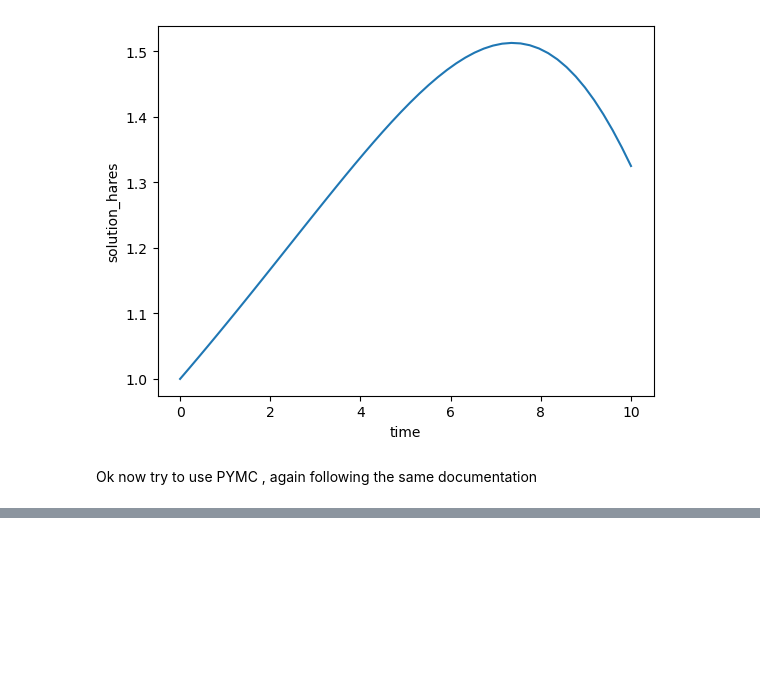
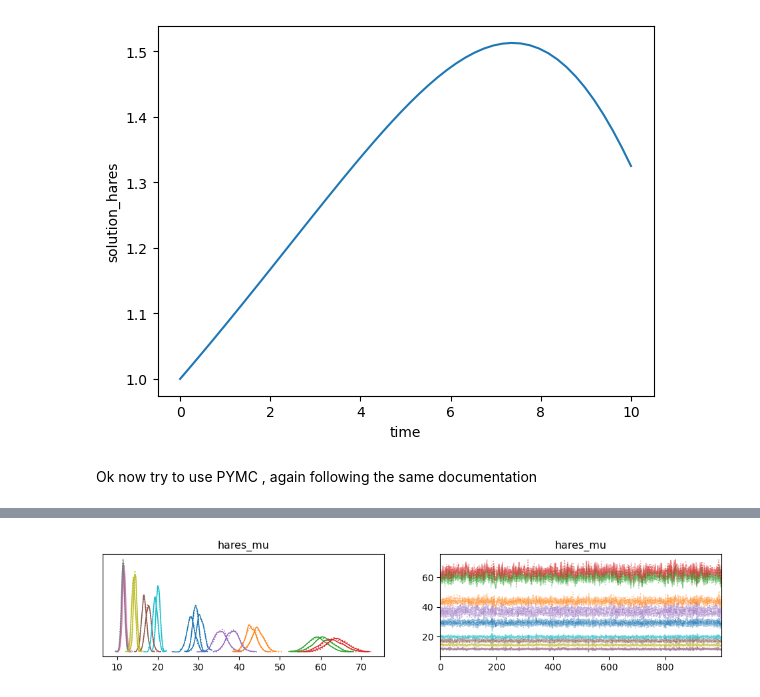
Before and after one commit to DrEntropy/turingTest, a Jupyter notebook: sunode_test.ipynb, the cells around one changed output, grey strips where cells are left out. Cells and saved outputs as stored; diff of their text form; code cells hidden in the pictures; blank space fills up the shorter version.

```diff
--- a/sunode_test.ipynb
+++ b/sunode_test.ipynb
@@ -199,0 +239,4 @@ az.summary(idata, var_names=['alpha', 'beta', 'gamma', 'delta', 'hares_start', '
+# %%
+az.plot_trace(idata, var_names=['hares_mu']);
+# %% [output]
+[figure, added]
```
Also changed, not shown: parts of 14 cells of this notebook, 2 other files.
